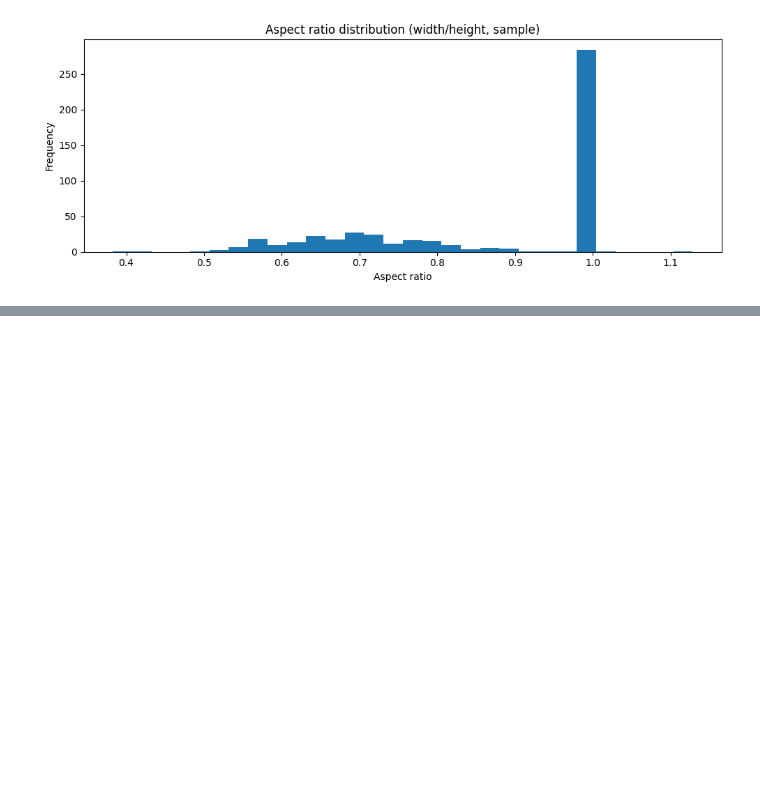
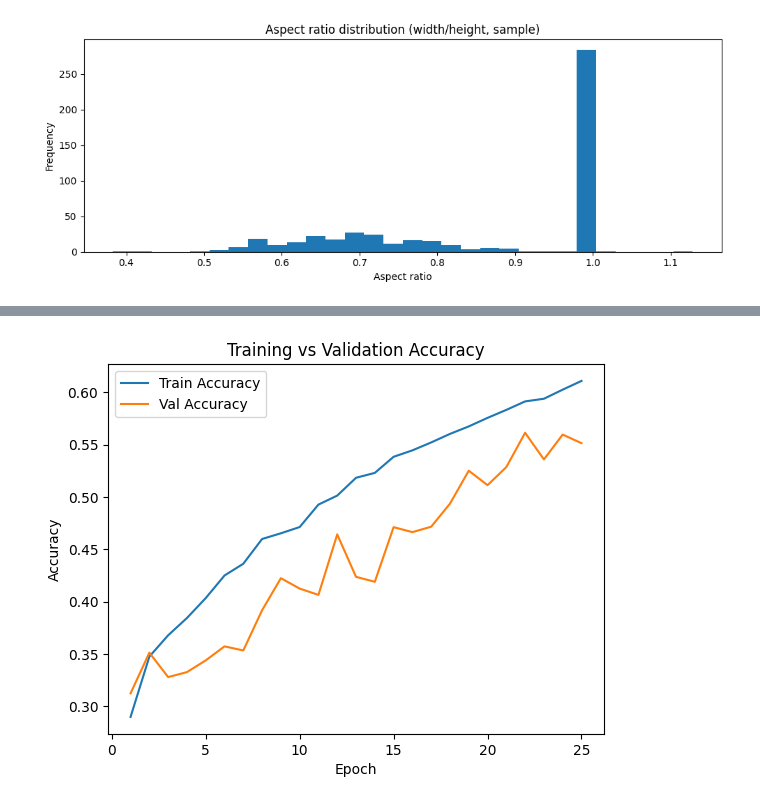
Before and after one commit to muhammadzohaib09001-dotcom/FACIAL_EMOTION_RECOGNATION_USING_CNN_TRANSFER_LEARNING, a Jupyter notebook: FACIAL_EMOTION_RECOGNATION.ipynb, the cells around one changed output, grey strips where cells are left out. Cells and saved outputs as stored; diff of their text form; code cells hidden in the pictures; blank space fills up the shorter version.

Commit message:
1st CNN model, Imgage size 64x64, augmented images, simple architecture, well it look like bit under fit accuracy is bit low.

```diff
--- a/FACIAL_EMOTION_RECOGNATION.ipynb
+++ b/FACIAL_EMOTION_RECOGNATION.ipynb
@@ -129,0 +256,10 @@ plt.show()
+# %%
+augmenter = tf.keras.Sequential(
+    [
+        tf.keras.layers.RandomFlip("horizontal"),
+        tf.keras.layers.RandomRotation(0.10),
+        tf.keras.layers.RandomZoom(0.10),
+        tf.keras.layers.RandomTranslation(0.08, 0.08),
+        tf.keras.layers.RandomContrast(0.15),
+    ]
+)
@@ -129,0 +287,4 @@ plt.show()
+# %%
+train_ds = train_ds.map(lambda x, y: (augmenter(x, training=True), y), num_parallel_calls=AUTOTUNE)
+
+train_ds = train_ds.batch(BATCH_SIZE).prefetch(AUTOTUNE)
@@ -129,0 +319,6 @@ plt.show()
+# %%
+model.compile(
+    optimizer=tf.keras.optimizers.Adam(1e-3),
+    loss=tf.keras.losses.SparseCategoricalCrossentropy(),
+    metrics=["accuracy"]
+)
@@ -129,0 +353,6 @@ plt.show()
+# %%
+history = model.fit(
+    train_ds,
+    validation_data=val_ds,
+    epochs=25
+)
@@ -129,0 +385,19 @@ plt.show()
+# %%
+acc = history.history.get("accuracy", [])
+val_acc = history.history.get("val_accuracy", [])
+loss = history.history.get("loss", [])
+val_loss = history.history.get("val_loss", [])
+
+epochs = range(1, len(loss) + 1)
+
+# Accuracy graph
+plt.figure()
+plt.plot(epochs, acc, label="Train Accuracy")
+plt.plot(epochs, val_acc, label="Val Accuracy")
+plt.xlabel("Epoch")
+plt.ylabel("Accuracy")
+plt.title("Training vs Validation Accuracy")
+plt.legend()
+plt.show()
+# %% [output]
+[figure, added]
```
Also changed, not shown: parts of 29 cells of this notebook.
